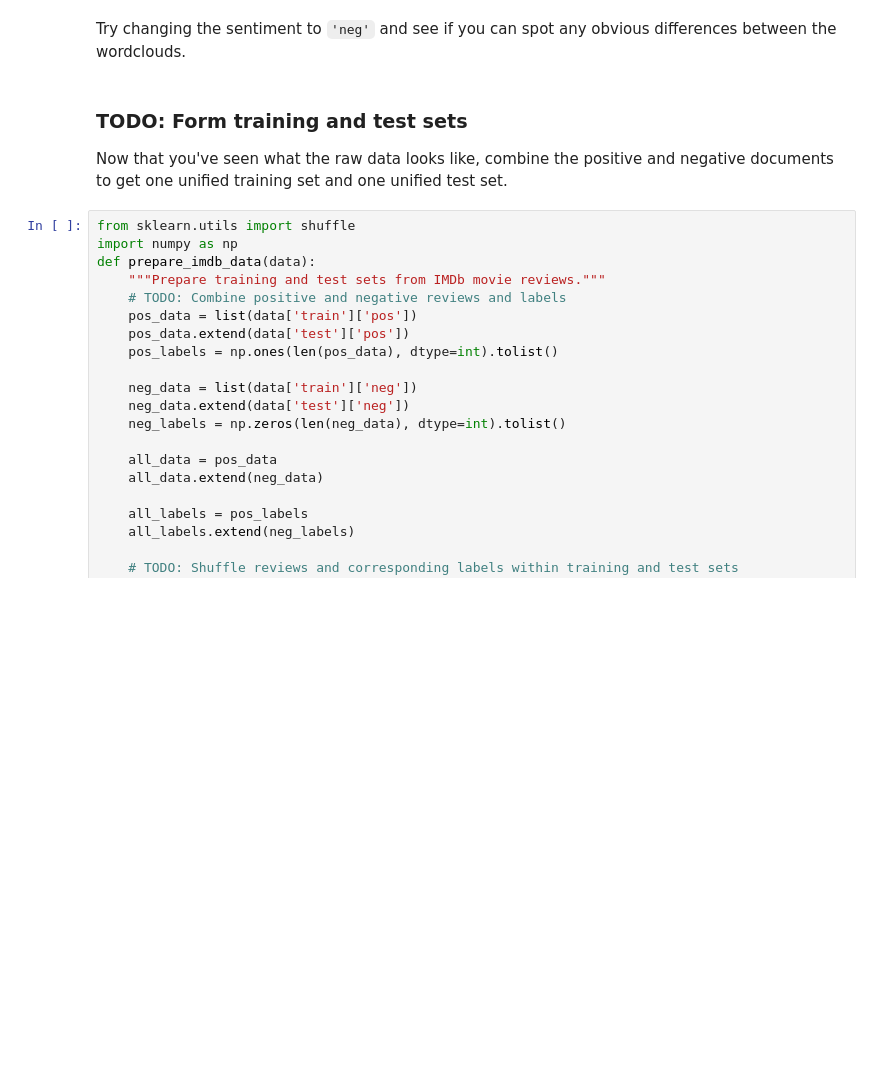
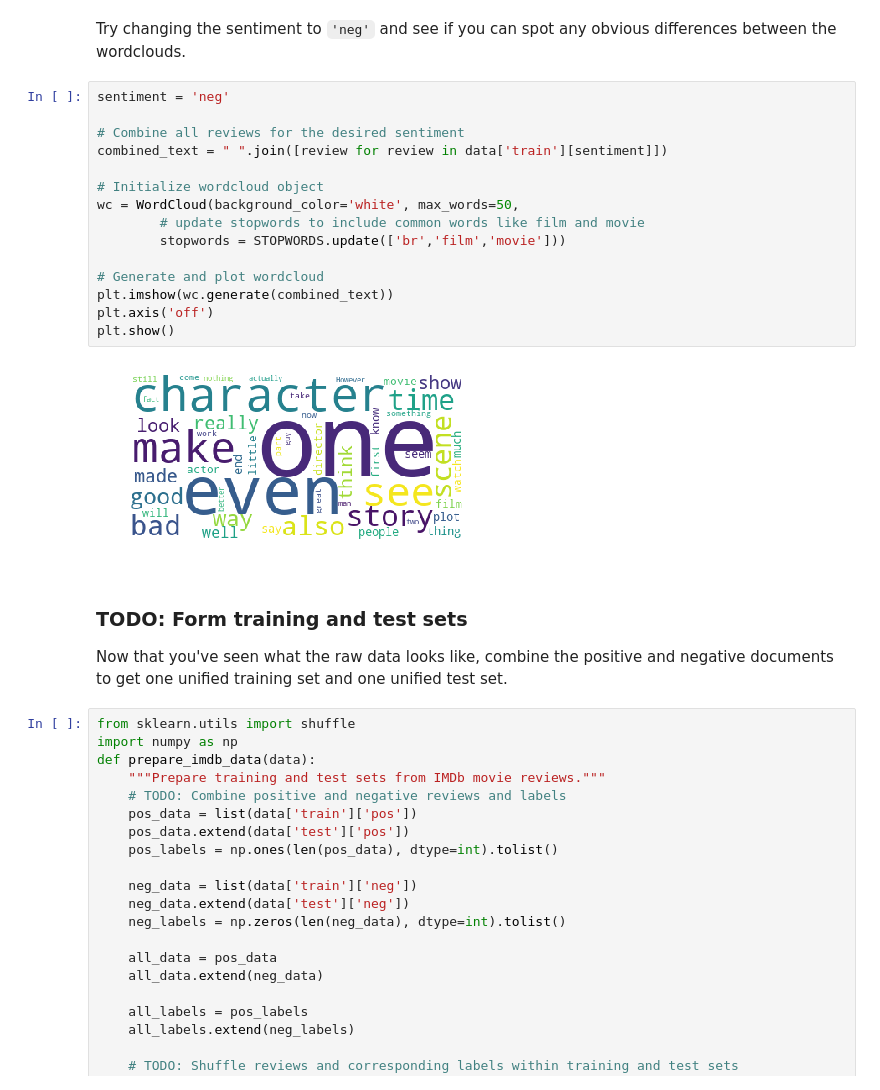
Before and after one commit to aglotero/AIND-NLP, a Jupyter notebook: sentiment_analysis.ipynb, the cells around one changed output. Drawn from its saved outputs; the diff is of its cells as text; blank space fills up the shorter version.

```diff
--- a/sentiment_analysis.ipynb
+++ b/sentiment_analysis.ipynb
@@ -116,5 +116,22 @@ plt.show()
 # %% [markdown]
 Try changing the sentiment to `'neg'` and see if you can spot any obvious differences between the wordclouds.
+# %%
+sentiment = 'neg'
+
+# Combine all reviews for the desired sentiment
+combined_text = " ".join([review for review in data['train'][sentiment]])
+
+# Initialize wordcloud object
+wc = WordCloud(background_color='white', max_words=50,
+        # update stopwords to include common words like film and movie
+        stopwords = STOPWORDS.update(['br','film','movie']))
+
+# Generate and plot wordcloud
+plt.imshow(wc.generate(combined_text))
+plt.axis('off')
+plt.show()
+# %% [output]
+[figure, added]
 # %% [markdown]
 ### TODO: Form training and test sets
 
```
Also changed, not shown: parts of 16 cells of this notebook.
